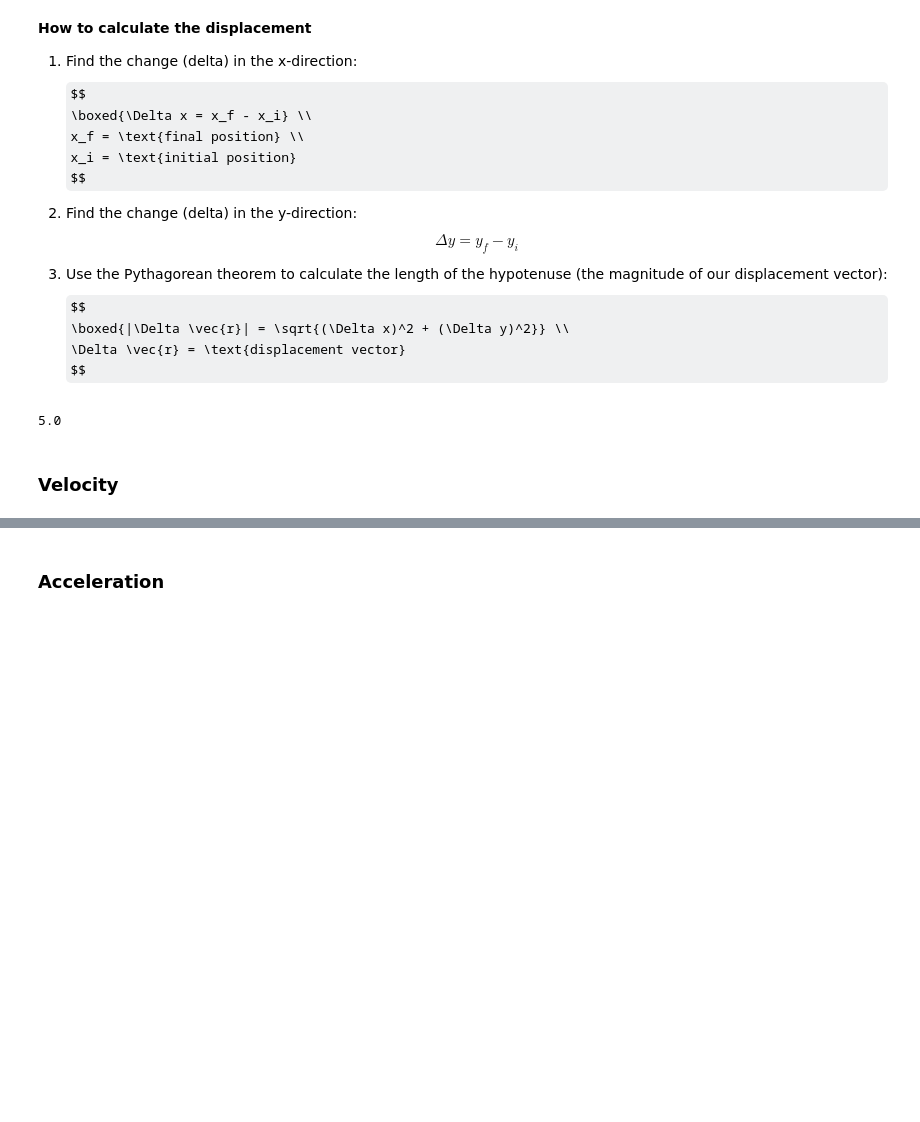
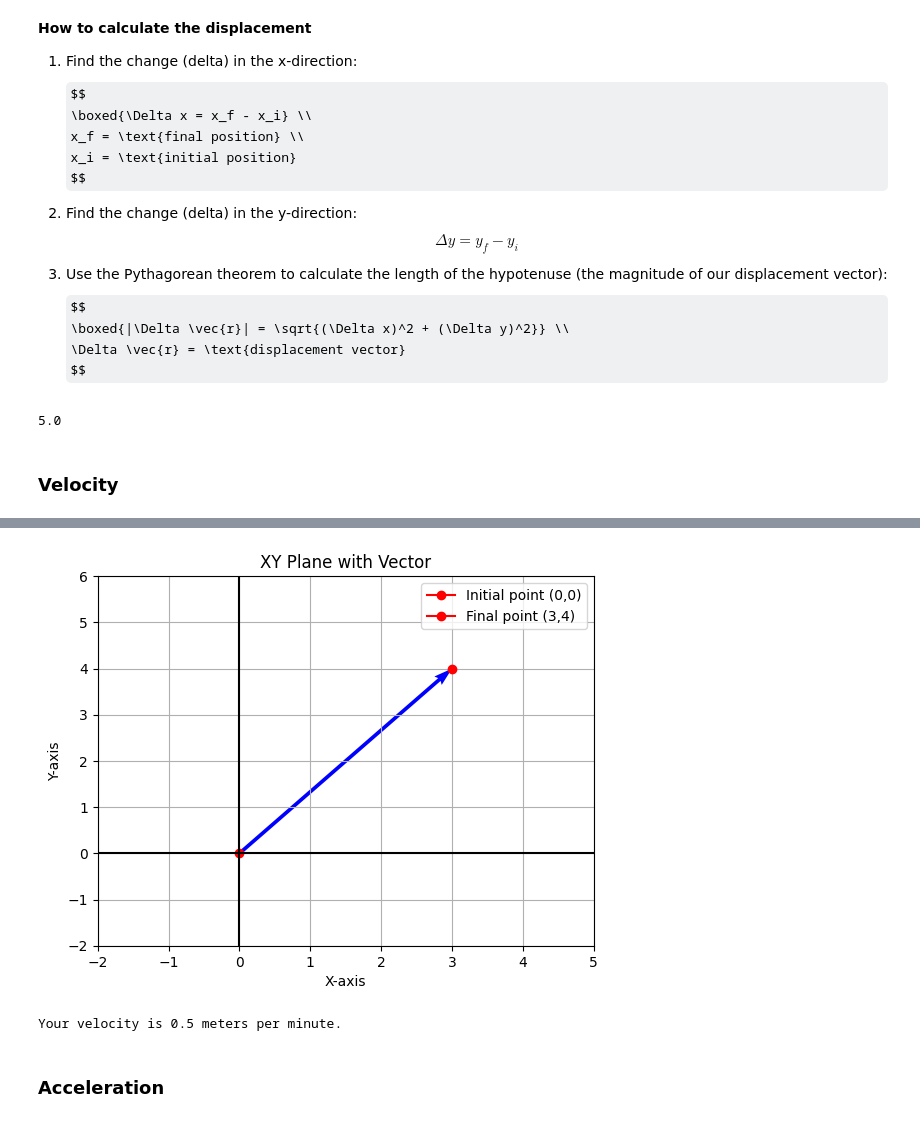
Before and after one commit to wRajter/ap_physics, a Jupyter notebook: notebooks/kinematics.ipynb, the cells around one changed output, grey strips where cells are left out. Saved outputs shown, nothing was run; the diff lists cells and outputs as text; code cells hidden in the pictures; some formulas as TeX source; blank space fills up the shorter version.

Commit message:
velocity and acceleration updated in the kinematics notebook

```diff
--- a/notebooks/kinematics.ipynb
+++ b/notebooks/kinematics.ipynb
@@ -150,2 +170,29 @@ cal_displacement(xi = 0,
+# %%
+# We can expand on the last problem:
+
+# Let's say we have a vector:
+draw_xy_plane(pi=(0,0), pf=(3,4))
+
+# The initial point starts at 0 minute and the final point end on 10 minutes
+# What is the velocity?
+# %% [output]
+[figure, added]
+# %%
+# Calculation:
+
+
+# 1. We have to calculate the displacement first, which we knew from the previous step :)
+displacement = cal_displacement(xi = 0, xf = 3,
+                                yi = 0, yf = 4)
+
+# 2. Now we can calculate the velocity given the time
+
+time = 10 # 10 minutes
+
+velocity = displacement / time
+
+print(f'Your velocity is {velocity} meters per minute.')
+# %% [output]
+Your velocity is 0.5 meters per minute.
 # %% [markdown]
 ### Acceleration
```
Also changed, not shown: parts of 5 cells of this notebook.
